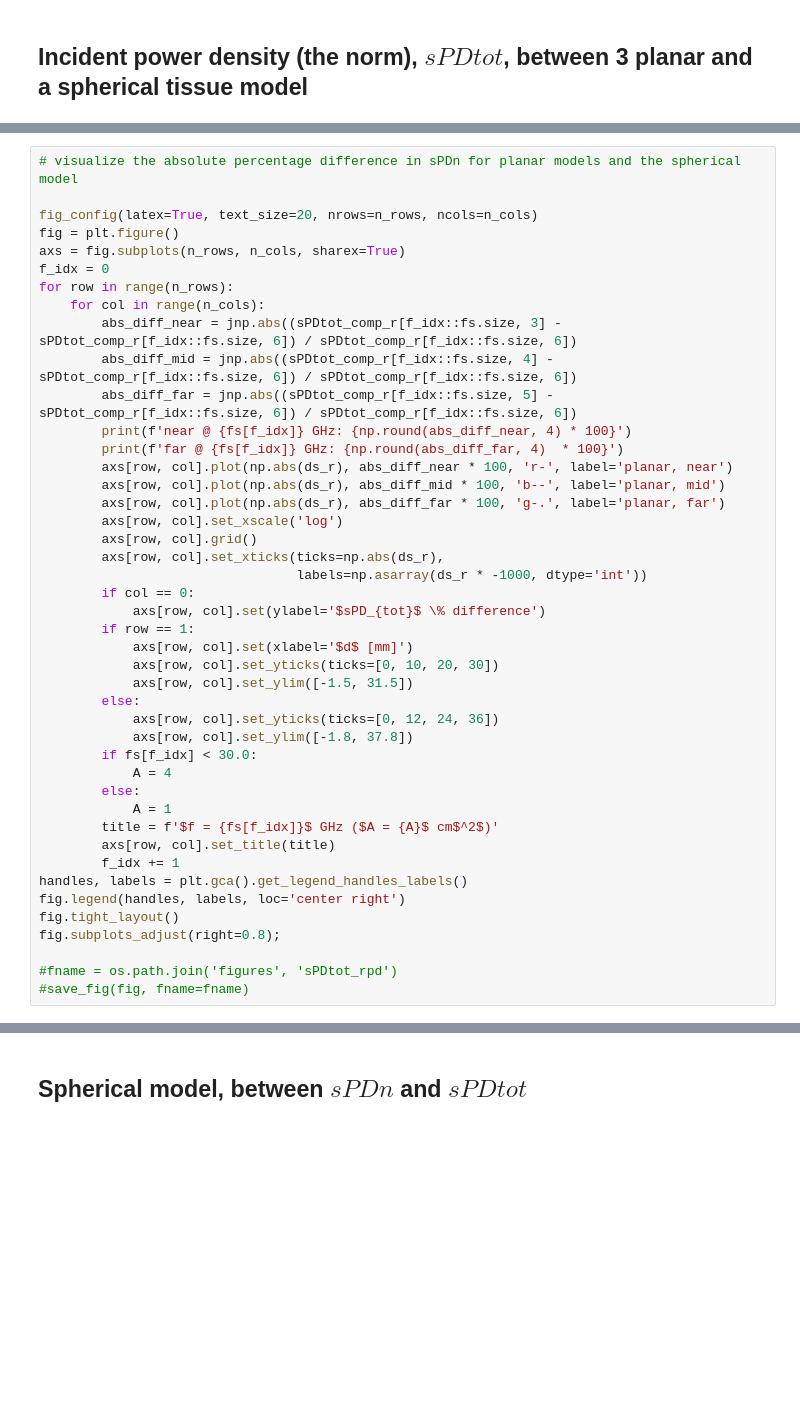
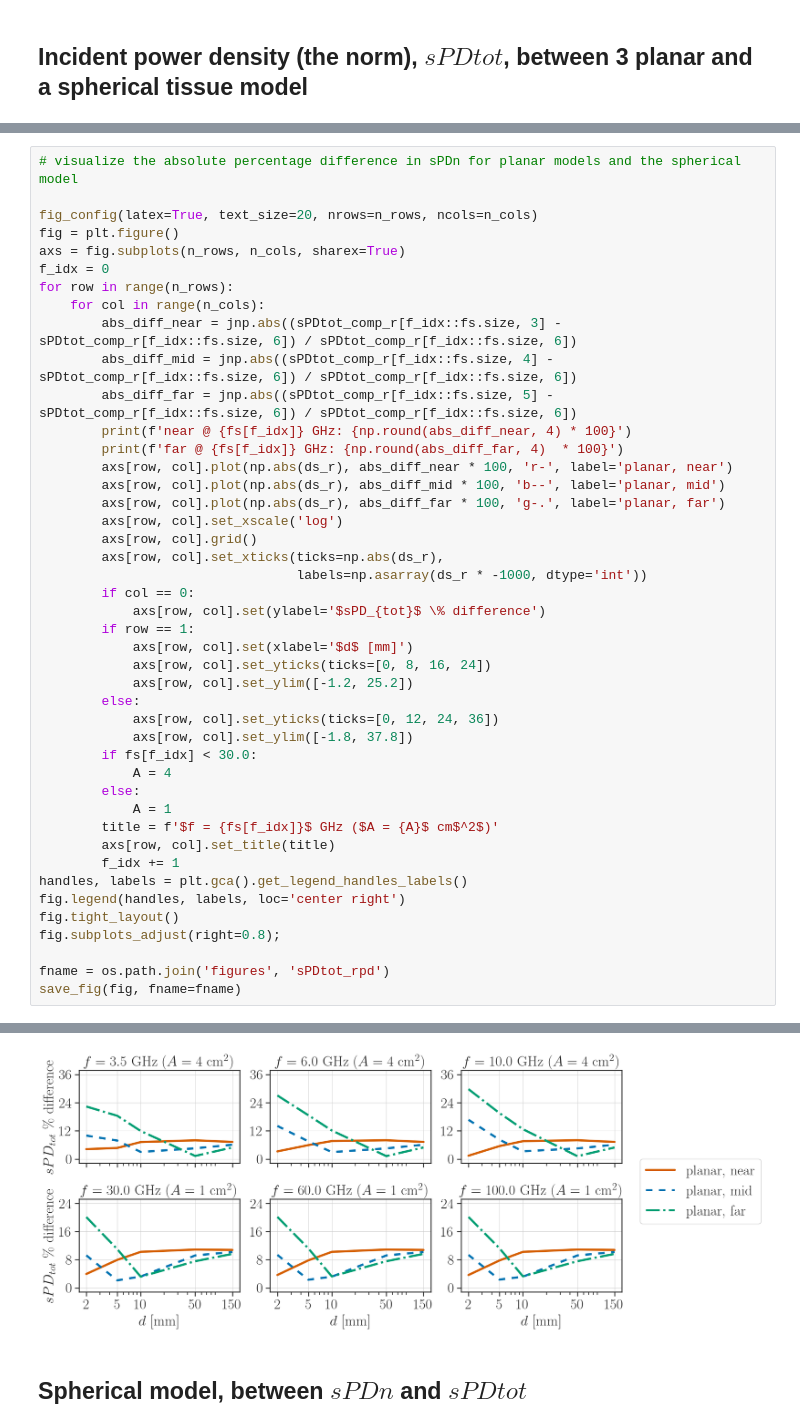
Before and after one commit to akapet00/EMF-exposure-analysis, a Jupyter notebook: playground/IEEE-TEMC_paper/results.ipynb, the cells around one changed output, grey strips where cells are left out. Saved outputs shown, nothing was run; the diff lists cells and outputs as text; blank space fills up the shorter version.

```diff
--- a/playground/IEEE-TEMC_paper/results.ipynb
+++ b/playground/IEEE-TEMC_paper/results.ipynb
@@ -425,8 +471,8 @@ for row in range(n_rows):
             axs[row, col].set(ylabel='$sPD_{tot}$ \% difference')
         if row == 1:
             axs[row, col].set(xlabel='$d$ [mm]')
-            axs[row, col].set_yticks(ticks=[0, 10, 20, 30])
-            axs[row, col].set_ylim([-1.5, 31.5])
+            axs[row, col].set_yticks(ticks=[0, 8, 16, 24])
+            axs[row, col].set_ylim([-1.2, 25.2])
         else:
             axs[row, col].set_yticks(ticks=[0, 12, 24, 36])
             axs[row, col].set_ylim([-1.8, 37.8])
@@ -442,5 +488,6 @@ fig.legend(handles, labels, loc='center right')
 fig.tight_layout()
 fig.subplots_adjust(right=0.8);
 
-#fname = os.path.join('figures', 'sPDtot_rpd')
-#save_fig(fig, fname=fname)
+fname = os.path.join('figures', 'sPDtot_rpd')
+save_fig(fig, fname=fname)
+# %% [output]
@@ -447,3 +506,4 @@ fig.subplots_adjust(right=0.8);
+[figure, added]
 # %% [markdown]
 ## Spherical model, between $sPDn$ and $sPDtot$
 # %%
```
Also changed, not shown: parts of 7 cells of this notebook, 3 other files.
